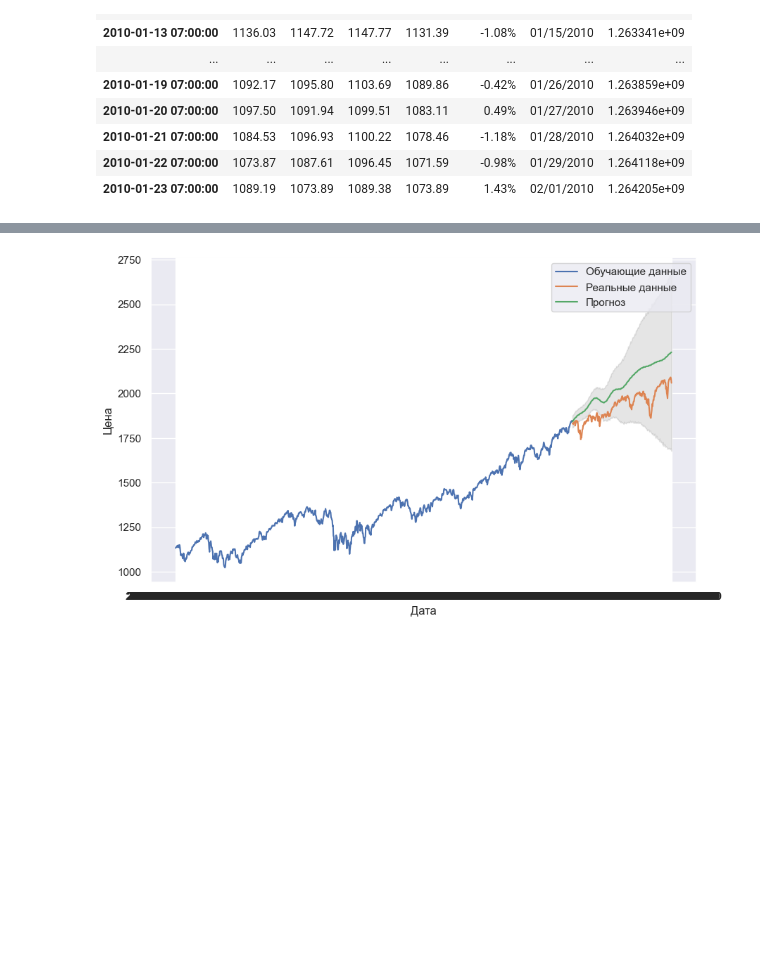
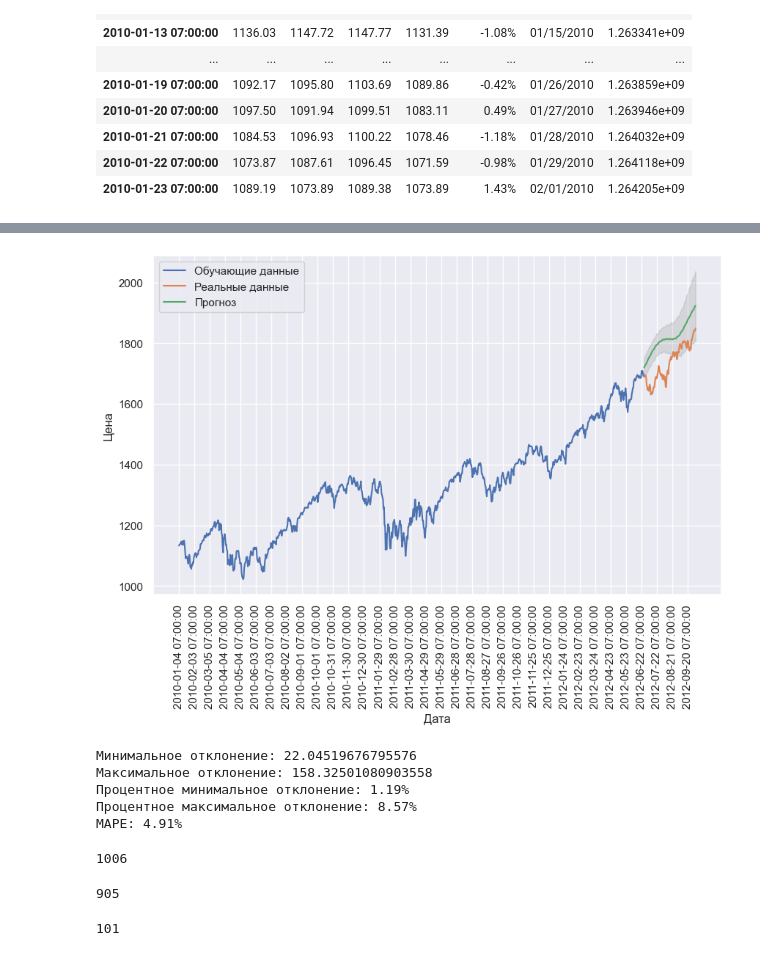
Before and after one commit to SkivHisink/MasterWork, a Jupyter notebook: Notebooks/sand500/day/ProphetDayForecast.ipynb, the cells around one changed output, grey strips where cells are left out. Saved outputs shown, nothing was run; the diff lists cells and outputs as text; code cells hidden in the pictures; blank space fills up the shorter version.

```diff
--- a/Notebooks/sand500/day/ProphetDayForecast.ipynb
+++ b/Notebooks/sand500/day/ProphetDayForecast.ipynb
@@ -6,7 +6,7 @@ import seaborn as sns
 sns.set(rc={'figure.figsize':(14,7)})
 # %%
 #load data
-data = pd.read_csv("..\Data\Day\S&P 500 Historical Data00-20.csv")
+data = pd.read_csv("..\..\..\Data\Day\S&P 500 Historical Data00-20.csv")
 # %%
 data.head()
 # %% [output]
@@ -28,7 +28,7 @@ data = data.drop("Vol.", axis = 1)
 # %%
 special_data = pd.DataFrame(data)
 # %%
-special_data = data[(data['Date'] > '2010-01-01') & (data['Date'] < '2015-01-01')]
+special_data = data[(data['Date'] > '2010-01-01') & (data['Date'] < '2014-01-01')]
 special_data.index = data.index[:len(special_data)]
 # %%
 #change indexes
@@ -87,9 +87,8 @@ See the caveats in the documentation: https://pandas.pydata.org/pandas-docs/stab
 # %%
 import datetime
 
-special_data.loc[0, 'new_index'] = 1262563200
-special_data.loc[0, 'new_date'] = datetime.datetime.fromtimestamp(special_data.loc[0, 'new_index']).strftime('%Y-%m-%d %H:%M:%S')
-for i in range(len(special_data.new_index)):
-    if i > 0:
-        special_data.loc[i, 'new_index'] = special_data.new_index[i - 1] + 86400
-        special_data.loc[i, 'new_date'] = datetime.datetime.fromtimestamp(special_data.loc[i, 'new_index']).strftime('%Y-%m-%d %H:%M:%S')
+special_data.loc[special_data.index[0], 'new_index'] = 1262563200
+special_data.loc[special_data.index[0], 'new_date'] = datetime.datetime.fromtimestamp(special_data.loc[special_data.index[0], 'new_index']).strftime('%Y-%m-%d %H:%M:%S')
+for i in range(1, len(special_data.new_index)):
+    special_data.loc[special_data.index[i], 'new_index'] = special_data.at[special_data.index[i-1], 'new_index'] + 86400
+    special_data.loc[special_data.index[i], 'new_date'] = datetime.datetime.fromtimestamp(special_data.at[special_data.index[i], 'new_index']).strftime('%Y-%m-%d %H:%M:%S')
@@ -202,12 +166,12 @@ Warnings:
 # %%
 # Разделение данных на train и test
-train_size = int(0.8 * len(special_data))  # 80% данных для обучения
+train_size = int(0.9 * len(special_data))  # 80% данных для обучения
 train_data = pd.DataFrame({
     'ds': special_data.iloc[:train_size].index,
-    'y' : special_data.iloc[:train_size].Price})
+    'y' : special_data.iloc[:train_size].Close})
 test_data = pd.DataFrame({
     'ds': special_data.iloc[train_size:].index,
-    'y' : special_data.iloc[train_size:].Price})
+    'y' : special_data.iloc[train_size:].Close})
 # %%
 train_size
 # %% [output]
@@ -232,13 +196,15 @@ forecast = model.predict(future)
 # %%
 # Визуализация результатов
 fig = plt.figure(figsize=(10, 6))
 plt.plot(train_data.index, train_data['y'], label='Обучающие данные')
 plt.plot(test_data.index, test_data['y'], label='Реальные данные')
 plt.plot(test_data.index, forecast['yhat'], label='Прогноз')
 plt.fill_between(test_data.index, forecast['yhat_lower'], forecast['yhat_upper'], color='gray', alpha = 0.2)
 plt.xlabel('Дата')
 plt.ylabel('Цена')
 plt.legend()
+plt.xticks(rotation=90)  # поворот лейблов на 45 градусов
+plt.xticks(range(0, len(train_data)+len(test_data), 30))
 plt.show()
 # %% [output]
-[figure, old version]
+[figure, new version]
@@ -244,0 +232,26 @@ plt.show()
+# %%
+min_dev, max_dev, min_dev_percentage, max_dev_percentage, mape = calculate_metrics(test_data['y'].values, forecast['yhat'])
+
+print(f"Минимальное отклонение: {min_dev}")
+print(f"Максимальное отклонение: {max_dev}")
+print(f"Процентное минимальное отклонение: {min_dev_percentage:.2f}%")
+print(f"Процентное максимальное отклонение: {max_dev_percentage:.2f}%")
+print(f"MAPE: {mape:.2f}%")
+# %% [output]
+Минимальное отклонение: 22.04519676795576
+Максимальное отклонение: 158.32501080903558
+Процентное минимальное отклонение: 1.19%
+Процентное максимальное отклонение: 8.57%
+MAPE: 4.91%
+# %%
+len(special_data)
+# %% [output]
+1006
+# %%
+len(train_data['y'])
+# %% [output]
+905
+# %%
+len(test_data['y'])
+# %% [output]
+101
```
Also changed, not shown: parts of 10 cells of this notebook, 46 other files.
